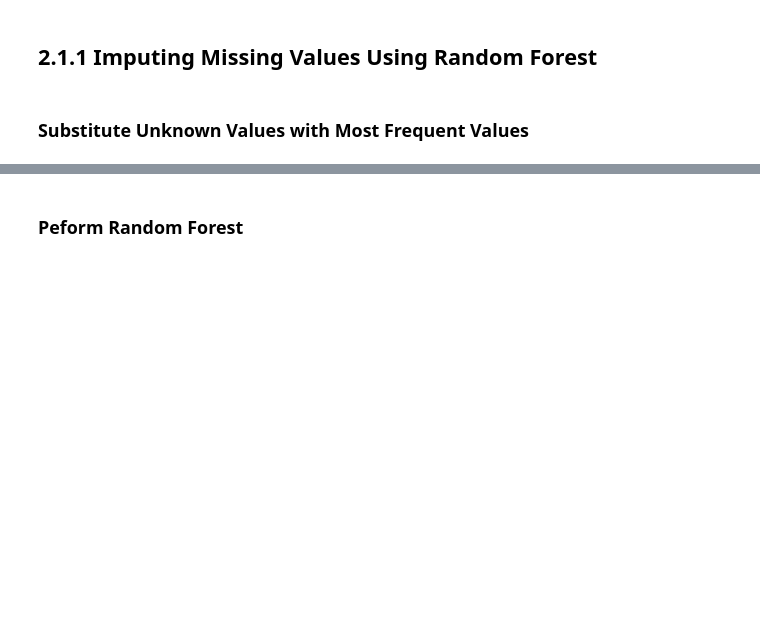
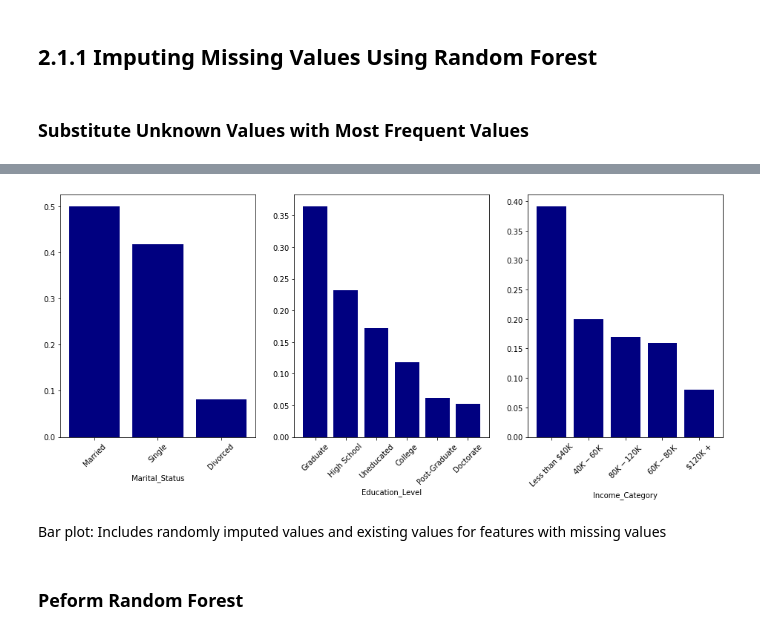
Before and after one commit to mikhaelamartin/Zaful-Classification, a Jupyter notebook: Bank-Churn/Bank Churner.ipynb, the cells around one changed output, grey strips where cells are left out. Saved outputs shown, nothing was run; the diff lists cells and outputs as text; code cells hidden in the pictures; blank space fills up the shorter version.

```diff
--- a/Bank-Churn/Bank Churner.ipynb
+++ b/Bank-Churn/Bank Churner.ipynb
@@ -304,10 +434,8 @@ As we can see, 30% of the data contains one or more missing values. But, there's
 # %% [markdown]
 ### Substitute Unknown Values with Most Frequent Values
 # %%
-imputation_cols = ['Marital_Status','Education_Level','Income_Category']
-
 # replace Unknown with random choice
-rf_bank_churners = bank_churners.copy().replace('Unknown',np.nan)
+rf_X_train = X_train.copy().replace('Unknown',np.nan)
 
 def missing_to_random(df, variable):
     random_sample=df[variable].dropna().sample(df[variable].isnull().sum(),random_state=0)
@@ -315,8 +443,8 @@ def missing_to_random(df, variable):
     return random_sample
 
 for col in imputation_cols:
-    rf_bank_churners.loc[rf_bank_churners[col].isnull(),col] = missing_to_random(rf_bank_churners,col)
+    rf_X_train.loc[rf_X_train[col].isnull(),col] = missing_to_random(rf_X_train,col)
 
-# create new bank_churners table with one-hot encoded categorical features
-rf_bank_churners_encoded = pd.get_dummies(rf_bank_churners,drop_first=True)
-rf_bank_churners_encoded.columns
+# create new x_train table with one-hot encoded categorical features
+rf_X_train_encoded = pd.get_dummies(rf_X_train,drop_first=True)
+rf_X_train_encoded.columns
@@ -323,11 +465,16 @@ rf_bank_churners_encoded.columns
 # %%
 figure(num=None, figsize=(16, 6))
 count=1
 for col in imputation_cols:
     plt.subplot(1, 3, count)
-    plt.bar(x=rf_bank_churners[col].value_counts().index,height=rf_bank_churners[col].value_counts(normalize=True),color = 'navy')
+    plt.bar(x=rf_X_train[col].value_counts().index,height=rf_X_train[col].value_counts(normalize=True),color = 'navy')
     plt.xticks(rotation=45)
+    plt.xlabel(col)
     count+=1
+# %% [output]
+[figure, added]
+# %% [markdown]
+Bar plot: Includes randomly imputed values and existing values for features with missing values
 # %% [markdown]
 ### Peform Random Forest
 # %%
```
Also changed, not shown: parts of 220 cells of this notebook, 4 other files.
